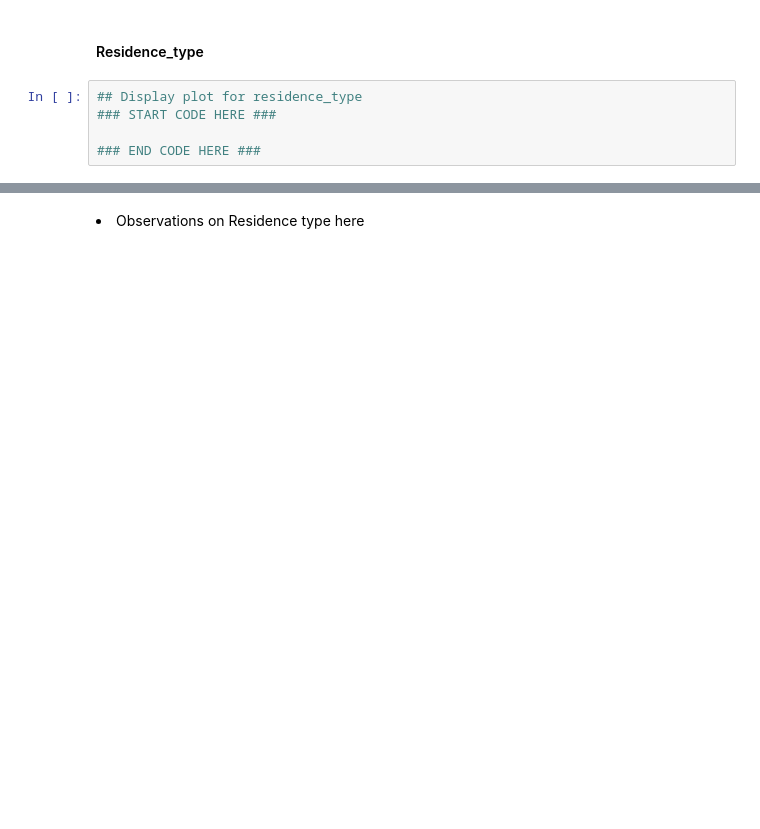
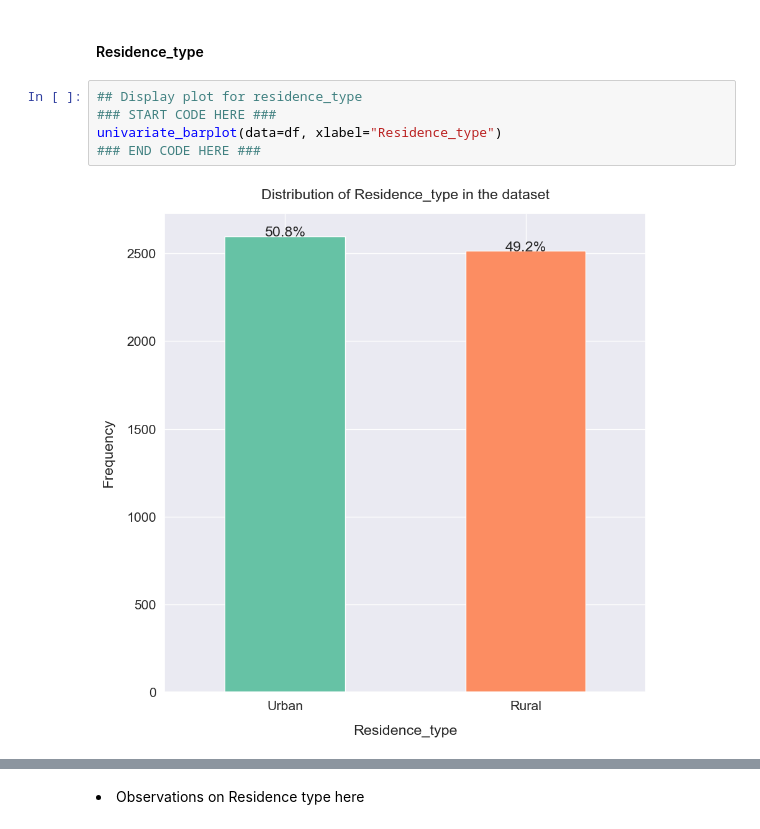
Before and after one commit to Naresh-Dhimal/Datascience-and-ML-using-python, a Jupyter notebook: week8/Day2/ai_workshop_student_version.ipynb, the cells around one changed output, grey strips where cells are left out. Saved outputs shown, nothing was run; the diff lists cells and outputs as text; blank space fills up the shorter version.

```diff
--- a/week8/Day2/ai_workshop_student_version.ipynb
+++ b/week8/Day2/ai_workshop_student_version.ipynb
@@ -484,5 +500,7 @@ df
 # %%
 ## Display plot for residence_type
 ### START CODE HERE ###
-
+univariate_barplot(data=df, xlabel="Residence_type")
 ### END CODE HERE ###
+# %% [output]
+[figure, added]
```
Also changed, not shown: parts of 69 cells of this notebook.
